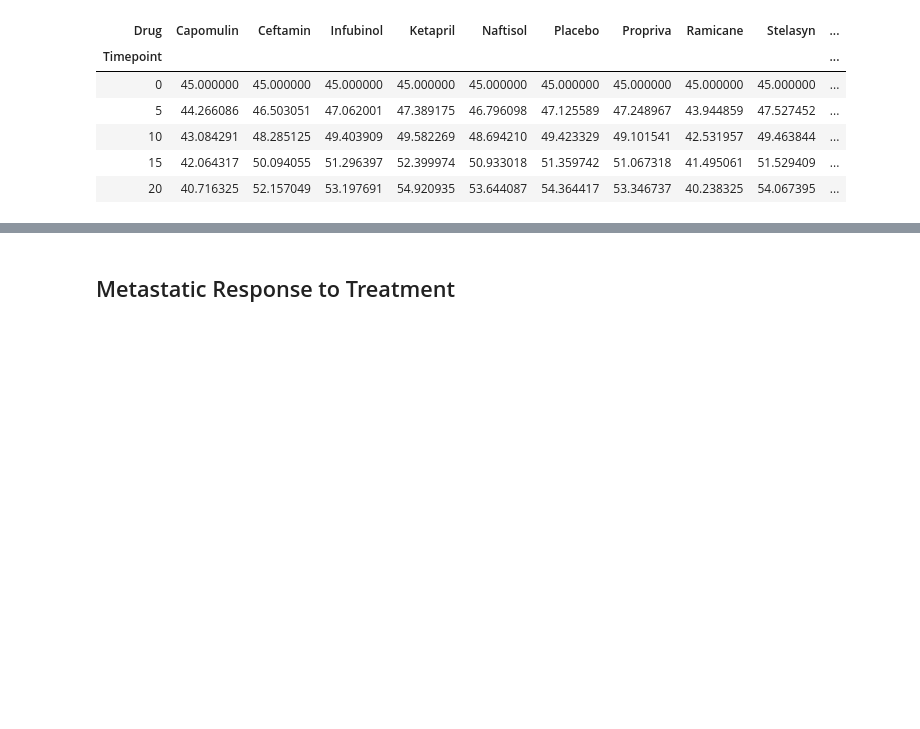
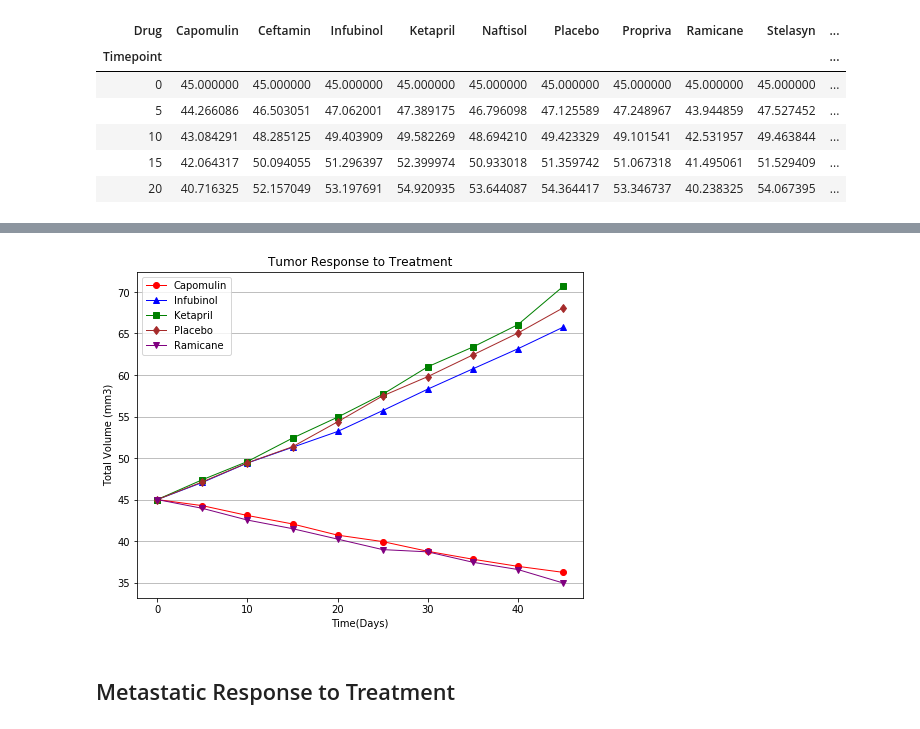
Before and after one commit to dvndata/DatavizClass, a Jupyter notebook: matplotlib-challenge/Pymaceuticals/main.ipynb, the cells around one changed output, grey strips where cells are left out. Drawn from its saved outputs; the diff is of its cells as text; code cells hidden in the pictures; blank space fills up the shorter version.

```diff
--- a/matplotlib-challenge/Pymaceuticals/main.ipynb
+++ b/matplotlib-challenge/Pymaceuticals/main.ipynb
@@ -80,7 +90,7 @@ tumor_volume_sem_df.reset_index()
 100 rows × 3 columns
 # %%
 # Minor Data Munging to Re-Format the Data Frames
-pivot_tumor_volume_mean = tumor_volume_mean_df.pivot_table('Tumor Volume (mm3)', ['Timepoint'], 'Drug')
+pivot_tumor_volume_mean = tumor_volume_mean_df.pivot_table('Tumor Volume (mm3)', 'Timepoint', 'Drug')
 
 # Preview that Reformatting worked
 pivot_tumor_volume_mean.head()
@@ -109,0 +105,4 @@ plt.show()
+# %%
+#convert index into columns
+pivot_tumor_volume_mean.reset_index(level=pivot_tumor_volume_mean.index.names, inplace=True)
+pivot_tumor_volume_mean.head()
@@ -110,3 +116,26 @@ plt.show()
+# %%
+# Generate the Plot (with Error Bars) for Capomulin, Infubinol, Ketapril, Placebo and Ramicane
+plt.figure(figsize = (8,6))
+
+plt.plot(pivot_tumor_volume_mean['Timepoint'], pivot_tumor_volume_mean['Capomulin'], marker="o",color="red", linewidth=1, label="Capomulin")
+plt.plot(pivot_tumor_volume_mean['Timepoint'], pivot_tumor_volume_mean['Infubinol'], marker="^",color="blue", linewidth=1, label="Infubinol")
+plt.plot(pivot_tumor_volume_mean['Timepoint'], pivot_tumor_volume_mean['Ketapril'],  marker="s",color="green", linewidth=1, label="Ketapril")
+plt.plot(pivot_tumor_volume_mean['Timepoint'], pivot_tumor_volume_mean['Placebo'],   marker="d",color="brown", linewidth=1, label="Placebo")
+plt.plot(pivot_tumor_volume_mean['Timepoint'], pivot_tumor_volume_mean['Ramicane'],  marker="v",color="purple", linewidth=1, label="Ramicane")
+
+plt.title('Tumor Response to Treatment')
+plt.xlabel('Time(Days)')
+plt.ylabel('Total Volume (mm3)')
+plt.legend()
+plt.grid(axis='y')
+
+# Save the figure
+plt.savefig('Tumor Response to Treatment')
+
+# Show the Figure
+plt.show()
+# %% [output]
+[figure, added]
 # %% [markdown]
 ## Metastatic Response to Treatment
 # %%
```
Also changed, not shown: parts of 24 cells of this notebook, 6 other files.
